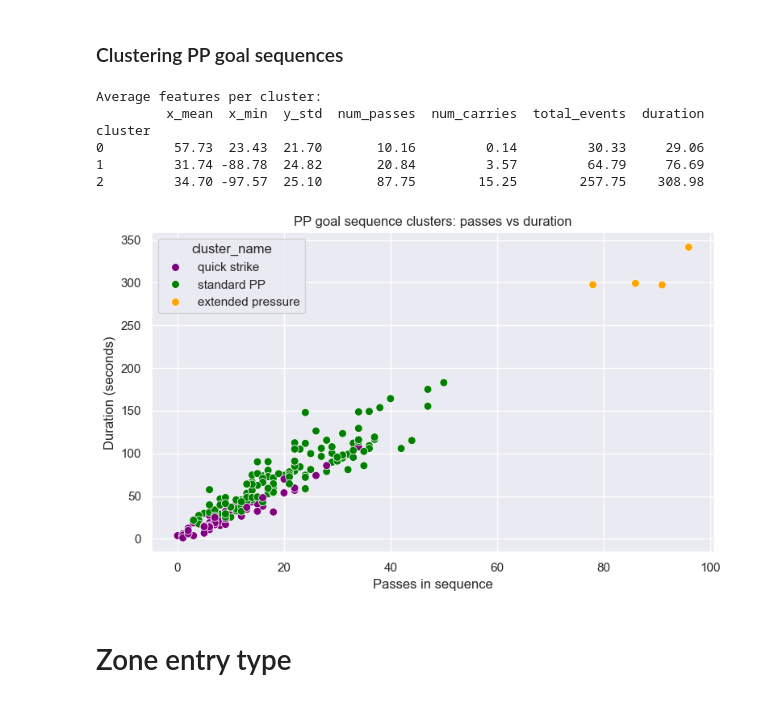
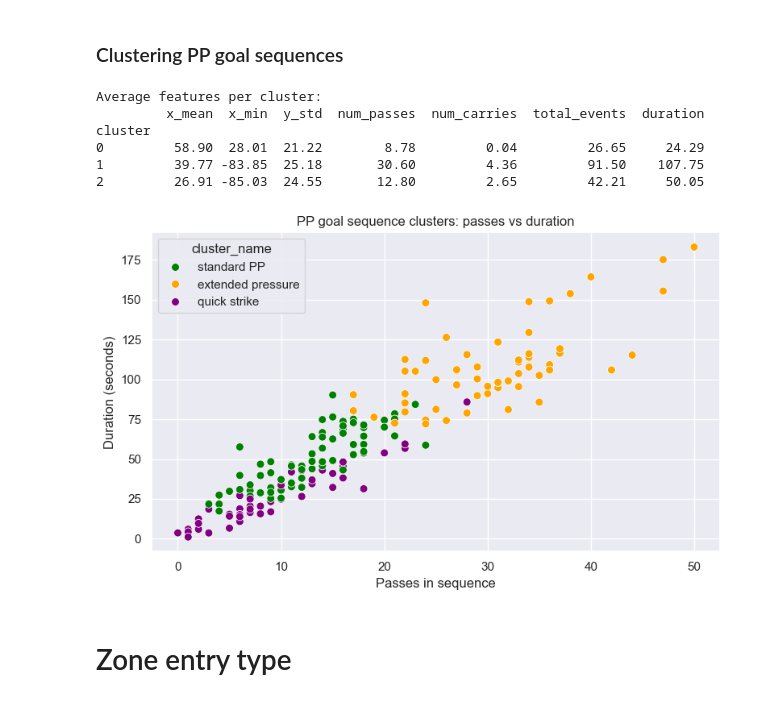
Before and after one commit to emmabertmar/LINHAC-project-2026, a Jupyter notebook: powerplay_analysis.ipynb, the cells around one changed output. Saved outputs shown, nothing was run; the diff lists cells and outputs as text; code cells hidden in the pictures.

```diff
--- a/powerplay_analysis.ipynb
+++ b/powerplay_analysis.ipynb
@@ -322,6 +322,9 @@ def create_seq_features(df_seqs):
 
 # Build feature matrix and standardize features
 seq_feat_df = create_seq_features(pp_sequences)
+seq_feat_df = seq_feat_df[
+    (seq_feat_df['duration'] <= 200)
+].copy()
 X_seq = StandardScaler().fit_transform(seq_feat_df)
 
 # Cluster sequences into 3 groups
@@ -338,40 +341,42 @@ print(seq_feat_df.groupby('cluster').mean().round(2))
 # Visualize clusters (passes vs duration)
 fig, ax = plt.subplots(figsize=(8, 5))
 
+ordered_cluster_id = seq_feat_df.groupby('cluster')['duration'].mean().sort_values().index.tolist()
+
 # Give names to the clusters
 cluster_names = {
-    0: 'quick strike',
-    1: 'standard PP',
-    2: 'extended pressure'
+    ordered_cluster_id[0]: 'quick strike',
+    ordered_cluster_id[1]: 'standard PP',
+    ordered_cluster_id[2]: 'extended pressure'
 }
 seq_feat_df['cluster_name'] = seq_feat_df['cluster'].map(cluster_names)
 
 sns.scatterplot(
     data=seq_feat_df,
     x='num_passes',
     y='duration',
     hue='cluster_name',
     palette={
         'quick strike': 'purple',
         'standard PP': 'green',
         'extended pressure': 'orange'},
     s=50,
     ax=ax
 )
 
 ax.set_title('PP goal sequence clusters: passes vs duration')
 ax.set_xlabel('Passes in sequence'); ax.set_ylabel('Duration (seconds)')
 
 plt.tight_layout()
 plt.show()
 # %% [output]
 Average features per cluster:
          x_mean  x_min  y_std  num_passes  num_carries  total_events  duration
 cluster
-0         57.73  23.43  21.70       10.16         0.14         30.33     29.06
-1         31.74 -88.78  24.82       20.84         3.57         64.79     76.69
-2         34.70 -97.57  25.10       87.75        15.25        257.75    308.98
+0         58.90  28.01  21.22        8.78         0.04         26.65     24.29
+1         39.77 -83.85  25.18       30.60         4.36         91.50    107.75
+2         26.91 -85.03  24.55       12.80         2.65         42.21     50.05
-[figure, old version]
+[figure, new version]
 # %% [markdown]
 # Zone entry type
 # %% [markdown]
```
Also changed, not shown: parts of 2 cells of this notebook, 2 other files.
